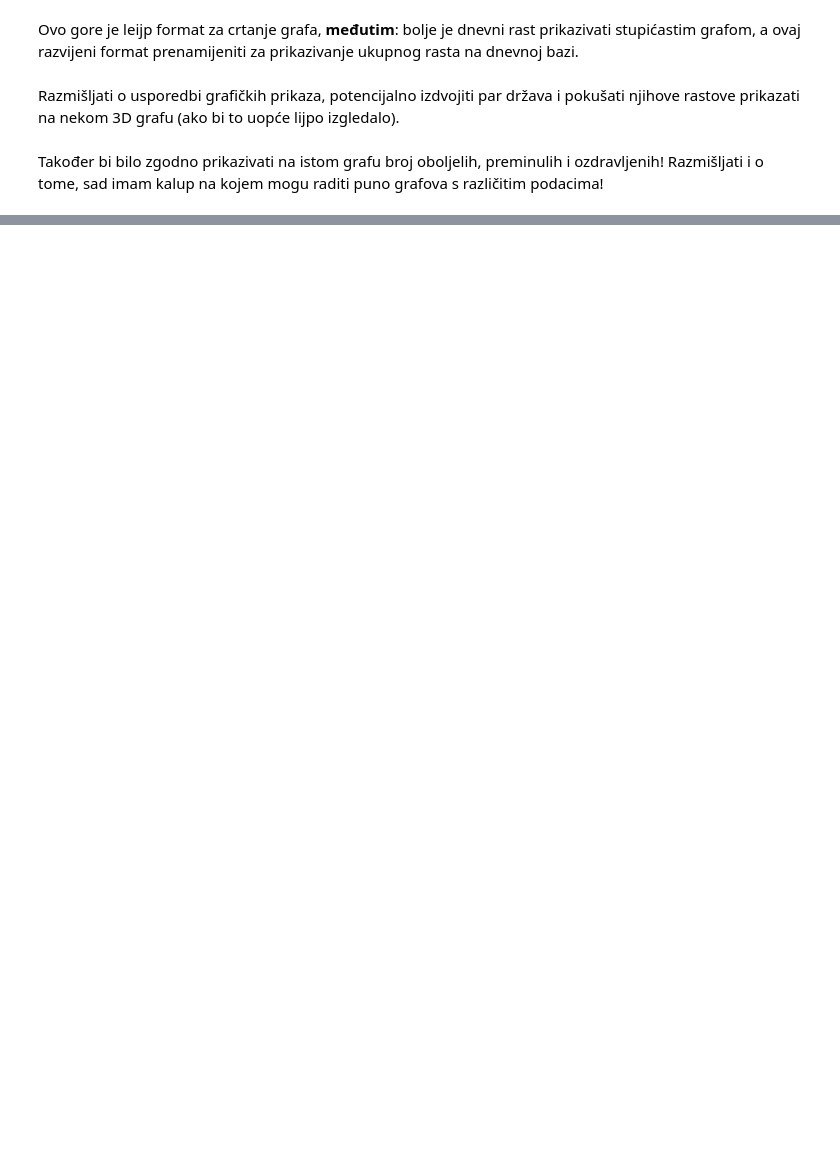
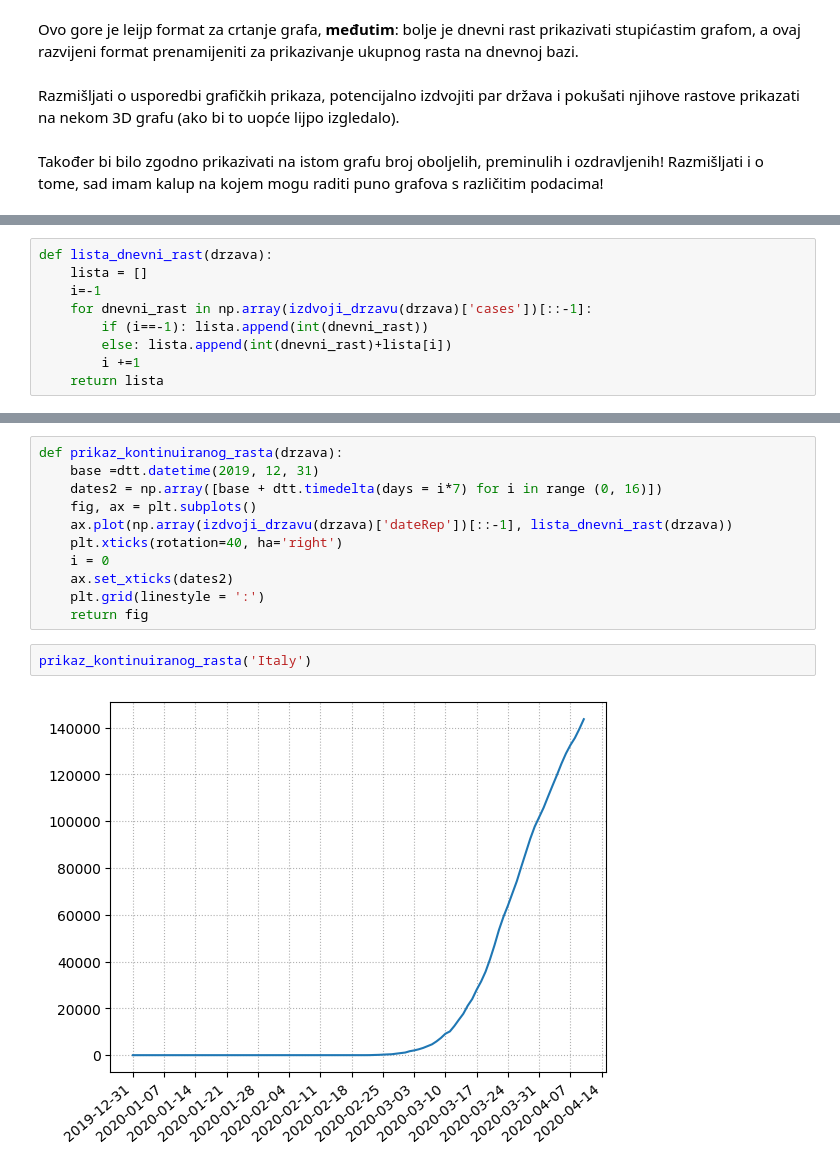
Before and after one commit to dominikmik195/mat_soft, a Jupyter notebook: corona.ipynb, the cells around one changed output, grey strips where cells are left out. Saved outputs shown, nothing was run; the diff lists cells and outputs as text; blank space fills up the shorter version.

```diff
--- a/corona.ipynb
+++ b/corona.ipynb
@@ -373,0 +536,9 @@ Također bi bilo zgodno prikazivati na istom grafu broj oboljelih, preminulih i
+# %%
+def lista_dnevni_rast(drzava):
+    lista = []
+    i=-1
+    for dnevni_rast in np.array(izdvoji_drzavu(drzava)['cases'])[::-1]:
+        if (i==-1): lista.append(int(dnevni_rast))
+        else: lista.append(int(dnevni_rast)+lista[i])
+        i +=1
+    return lista
@@ -373,0 +565,15 @@ Također bi bilo zgodno prikazivati na istom grafu broj oboljelih, preminulih i
+# %%
+def prikaz_kontinuiranog_rasta(drzava):
+    base =dtt.datetime(2019, 12, 31)
+    dates2 = np.array([base + dtt.timedelta(days = i*7) for i in range (0, 16)])
+    fig, ax = plt.subplots()
+    ax.plot(np.array(izdvoji_drzavu(drzava)['dateRep'])[::-1], lista_dnevni_rast(drzava))
+    plt.xticks(rotation=40, ha='right')
+    i = 0
+    ax.set_xticks(dates2)
+    plt.grid(linestyle = ':')
+    return fig
+# %%
+prikaz_kontinuiranog_rasta('Italy')
+# %% [output]
+[figure, added]
```
Also changed, not shown: parts of 35 cells of this notebook, 3 other files.
